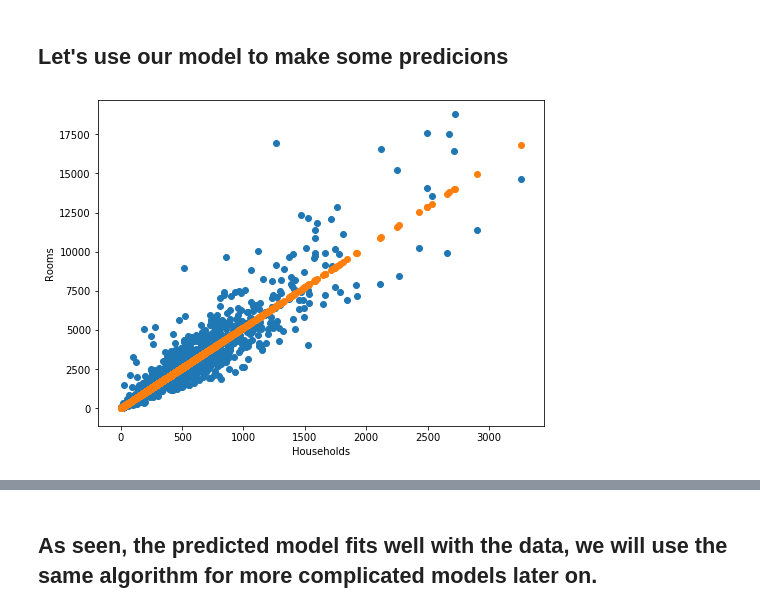
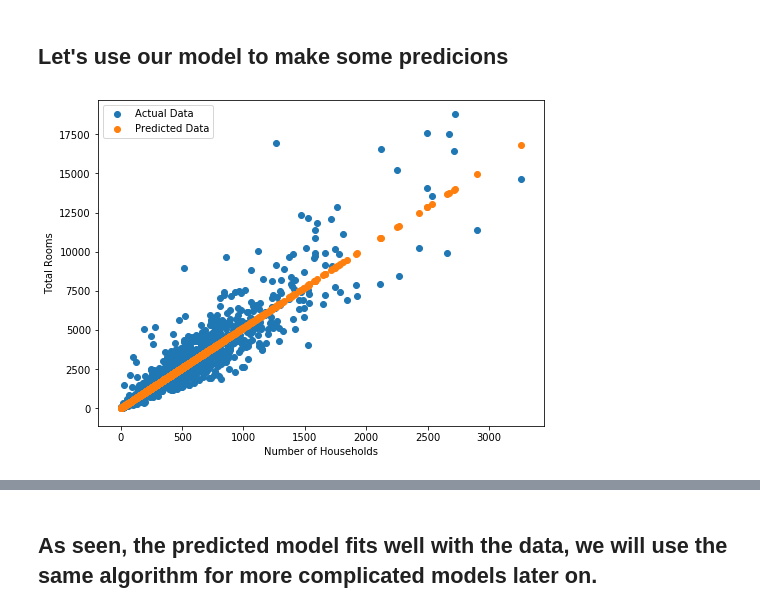
Before and after one commit to luisdiaz1997/DataScienceCourse, a Jupyter notebook: linearnp.ipynb, the cells around one changed output, grey strips where cells are left out. Drawn from its saved outputs; the diff is of its cells as text; code cells hidden in the pictures.

```diff
--- a/linearnp.ipynb
+++ b/linearnp.ipynb
@@ -182,12 +182,13 @@ plt.plot(costs);
 prediction = model(x, params)
 # %%
 plt.figure(figsize = (8, 6))
-plt.scatter(x[::10], y[::10])
-plt.scatter(x[::10], prediction[::10])
-plt.xlabel('Households')
-plt.ylabel('Rooms');
+plt.scatter(x[::10], y[::10], label = 'Actual Data')
+plt.scatter(x[::10], prediction[::10], label = 'Predicted Data')
+plt.legend()
+plt.xlabel('Number of Households')
+plt.ylabel('Total Rooms');
 # %% [output]
-[figure, old version]
+[figure, new version]
 # %%
 params
 # %% [output]
```
Also changed, not shown: parts of 3 cells of this notebook.
